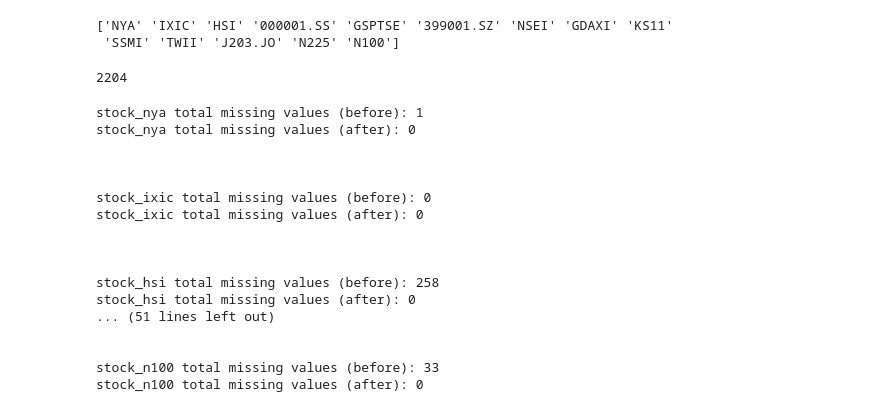
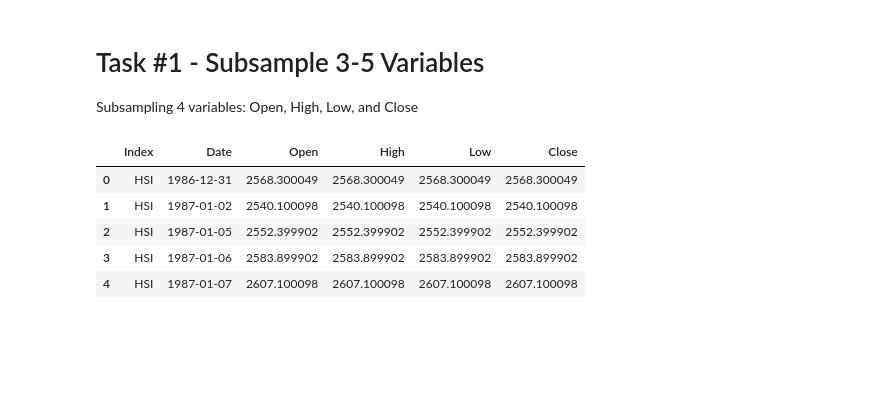
Before and after one commit to affand20/m2m-labs, a Jupyter notebook: lab1.ipynb, the cells around one changed output. Drawn from its saved outputs; the diff is of its cells as text; code cells hidden in the pictures; blank space fills up the shorter version.

Commit message:
Lab1 task 3

```diff
--- a/lab1.ipynb
+++ b/lab1.ipynb
@@ -64,9 +46,0 @@ dtype: int64
-# %%
-print(stock.Index.unique())
-# %% [output]
-['NYA' 'IXIC' 'HSI' '000001.SS' 'GSPTSE' '399001.SZ' 'NSEI' 'GDAXI' 'KS11'
- 'SSMI' 'TWII' 'J203.JO' 'N225' 'N100']
-# %%
-stock.isnull().sum().max()
-# %% [output]
-2204
@@ -75,29 +47,14 @@ stock_dict = {'stock_{}'.format(v.lower()): stock[stock.Index == v].iloc[:, :6]
-# %%
-for (key,df) in stock_dict.items():
-    print('{} total missing values (before): {}'.format(key, df.isnull().sum().max()))
-    df.fillna({
-        'Open': df.Open.mean(),
-        'High': df.High.mean(),
-        'Low': df.Low.mean(),
-        'Close': df.Close.mean()
-    }, inplace=True)
-    print('{} total missing values (after): {}'.format(key, df.isnull().sum().max()))
-    print('\n')
-# %% [output]
-stock_nya total missing values (before): 1
-stock_nya total missing values (after): 0
-
-
-
-stock_ixic total missing values (before): 0
-stock_ixic total missing values (after): 0
-
-
-
-stock_hsi total missing values (before): 258
-stock_hsi total missing values (after): 0
-... (51 lines left out)
-
-
-stock_n100 total missing values (before): 33
-stock_n100 total missing values (after): 0
+# %% [markdown]
+Task #1 - Subsample 3-5 Variables
+=================================
+Subsampling 4 variables: Open, High, Low, and Close
+# %%
+stock = stock.iloc[:, :6]
+stock.head()
+# %% [output]
+|  | Index | Date | Open | High | Low | Close |
+| 0 | HSI | 1986-12-31 | 2568.300049 | 2568.300049 | 2568.300049 | 2568.300049 |
+| 1 | HSI | 1987-01-02 | 2540.100098 | 2540.100098 | 2540.100098 | 2540.100098 |
+| 2 | HSI | 1987-01-05 | 2552.399902 | 2552.399902 | 2552.399902 | 2552.399902 |
+| 3 | HSI | 1987-01-06 | 2583.899902 | 2583.899902 | 2583.899902 | 2583.899902 |
+| 4 | HSI | 1987-01-07 | 2607.100098 | 2607.100098 | 2607.100098 | 2607.100098 |
```
Also changed, not shown: parts of 14 cells of this notebook.
